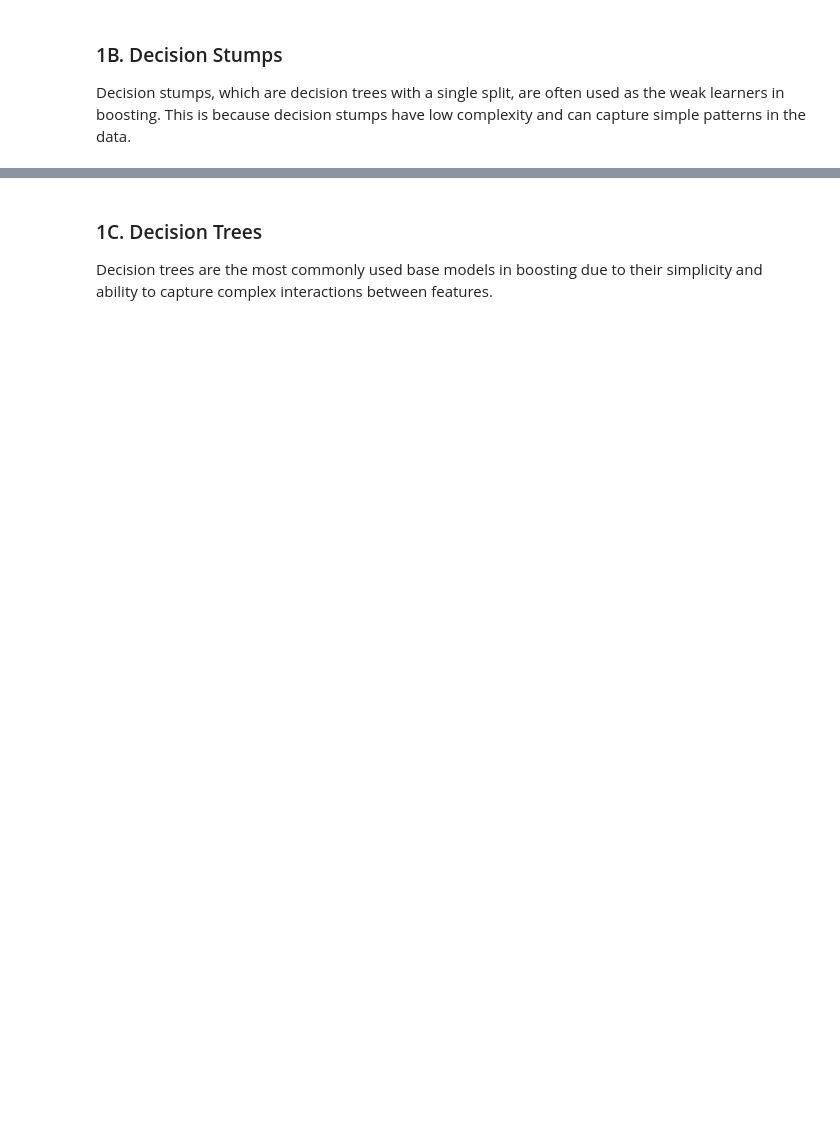
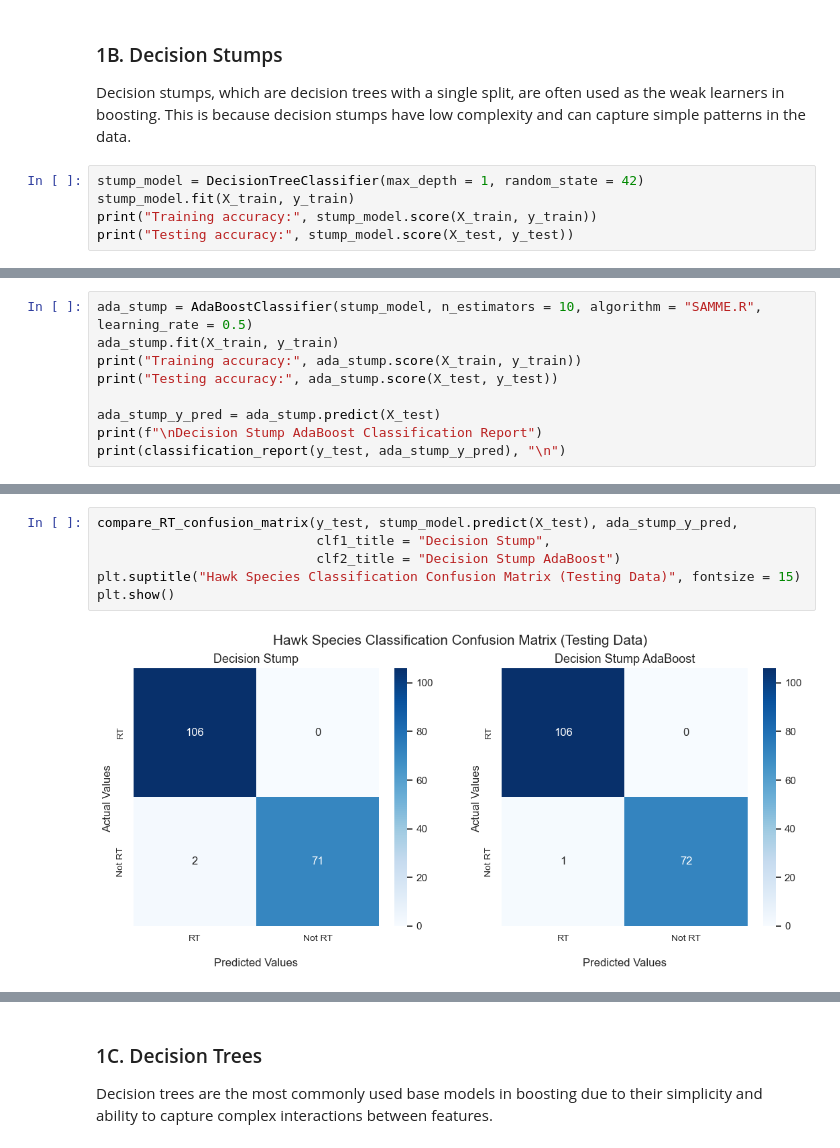
Before and after one commit to kary5678/INDE-577, a Jupyter notebook: supervised-learning/ensemble_methods/boosting/boosting.ipynb, the cells around one changed output, grey strips where cells are left out. Cells and saved outputs as stored; diff of their text form; blank space fills up the shorter version.

```diff
--- a/supervised-learning/ensemble_methods/boosting/boosting.ipynb
+++ b/supervised-learning/ensemble_methods/boosting/boosting.ipynb
@@ -68,3 +184,8 @@ Logistic regression is often used as a weak learner in boosting because it is co
 ### 1B. Decision Stumps
 
 Decision stumps, which are decision trees with a single split, are often used as the weak learners in boosting. This is because decision stumps have low complexity and can capture simple patterns in the data.
+# %%
+stump_model = DecisionTreeClassifier(max_depth = 1, random_state = 42)
+stump_model.fit(X_train, y_train)
+print("Training accuracy:", stump_model.score(X_train, y_train))
+print("Testing accuracy:", stump_model.score(X_test, y_test))
@@ -70,0 +195,9 @@ Decision stumps, which are decision trees with a single split, are often used as
+# %%
+ada_stump = AdaBoostClassifier(stump_model, n_estimators = 10, algorithm = "SAMME.R", learning_rate = 0.5)
+ada_stump.fit(X_train, y_train)
+print("Training accuracy:", ada_stump.score(X_train, y_train))
+print("Testing accuracy:", ada_stump.score(X_test, y_test))
+
+ada_stump_y_pred = ada_stump.predict(X_test)
+print(f"\nDecision Stump AdaBoost Classification Report")
+print(classification_report(y_test, ada_stump_y_pred), "\n")
@@ -70,0 +217,8 @@ Decision stumps, which are decision trees with a single split, are often used as
+# %%
+compare_RT_confusion_matrix(y_test, stump_model.predict(X_test), ada_stump_y_pred,
+                            clf1_title = "Decision Stump",
+                            clf2_title = "Decision Stump AdaBoost")
+plt.suptitle("Hawk Species Classification Confusion Matrix (Testing Data)", fontsize = 15)
+plt.show()
+# %% [output]
+[figure, added]
```
Also changed, not shown: parts of 28 cells of this notebook.
